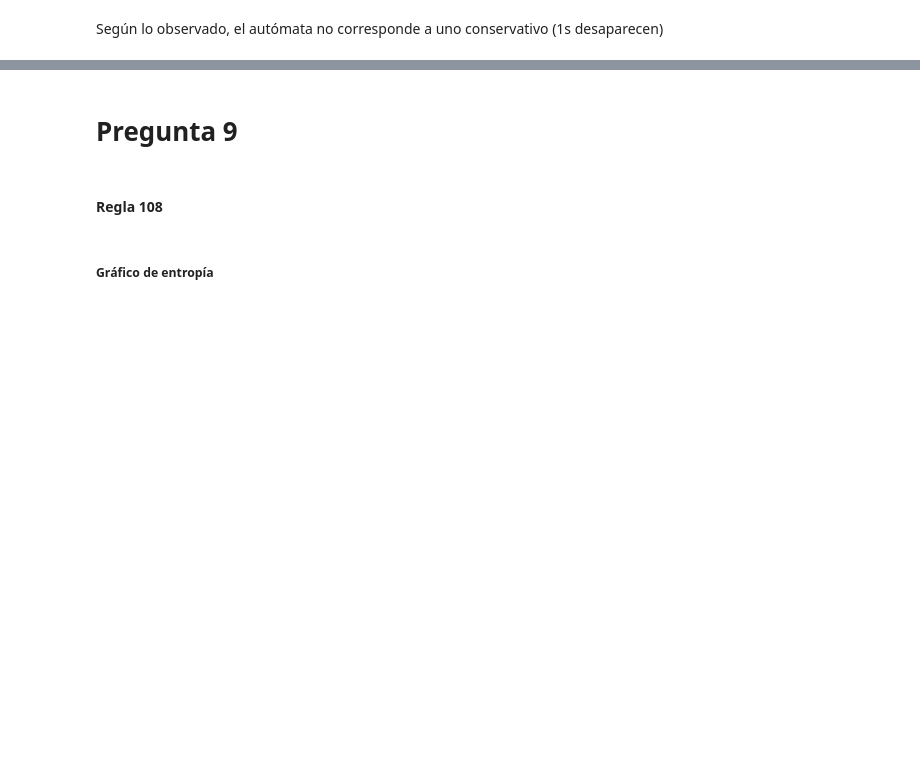
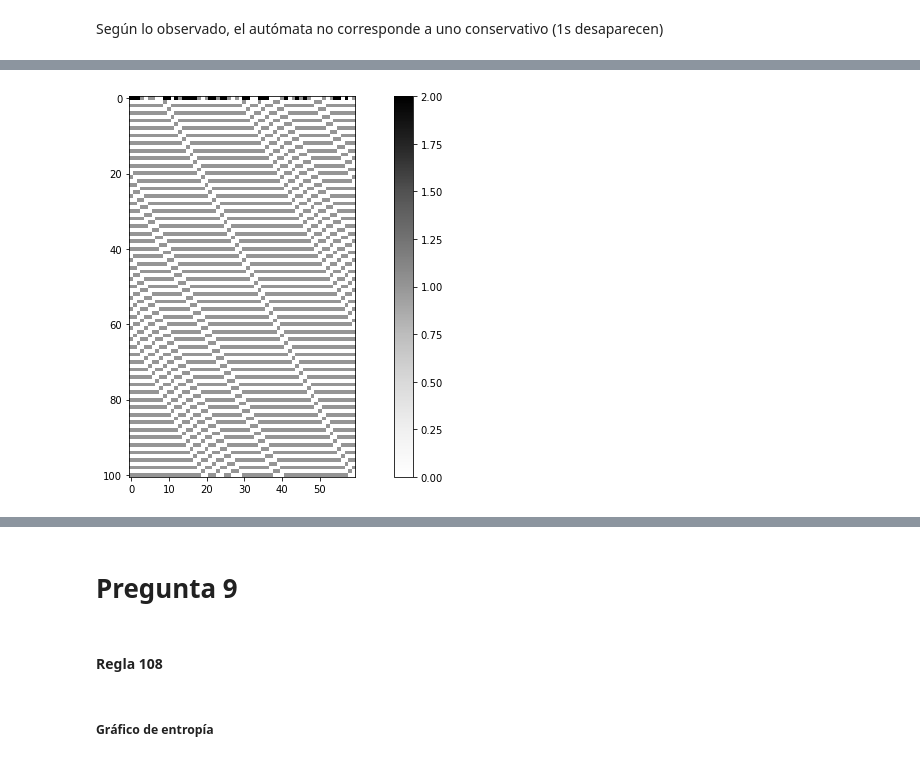
Before and after one commit to JavierL1/Tarea2-3, a Jupyter notebook: Tarea 2+3.ipynb, the cells around one changed output, grey strips where cells are left out. Cells and saved outputs as stored; diff of their text form; code cells hidden in the pictures; blank space fills up the shorter version.

```diff
--- a/Tarea 2+3.ipynb
+++ b/Tarea 2+3.ipynb
@@ -194,0 +280,9 @@ Según lo observado, el autómata no corresponde a uno conservativo (1s desapare
+# %%
+init = random_state3(60)
+regla32 = terRule(6565)
+# Estado inicial es un string
+ac32 = Autocelu(init, regla32, -1, 1)
+ac32.iter(100)
+ac32.view(1)
+# %% [output]
+[figure, added]
```
Also changed, not shown: parts of 14 cells of this notebook.
